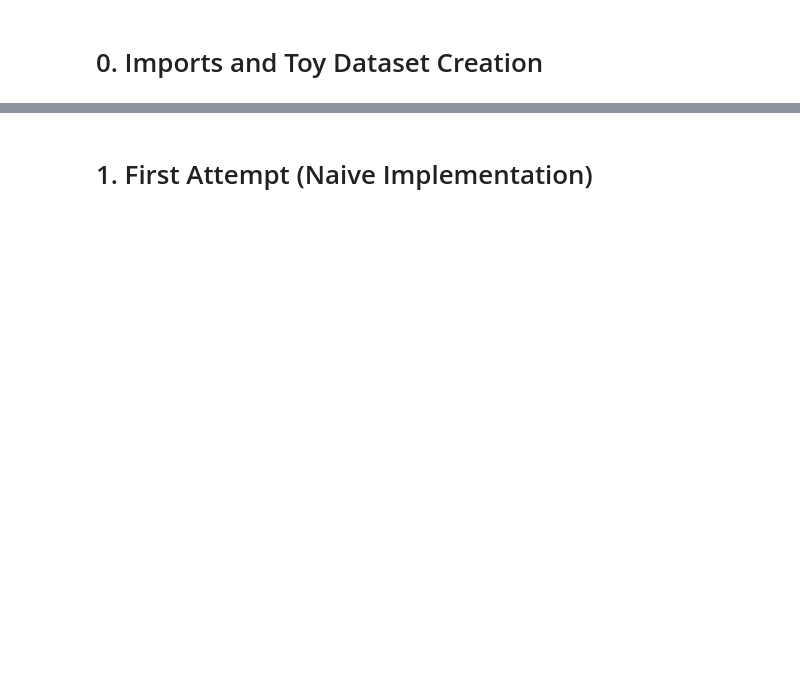
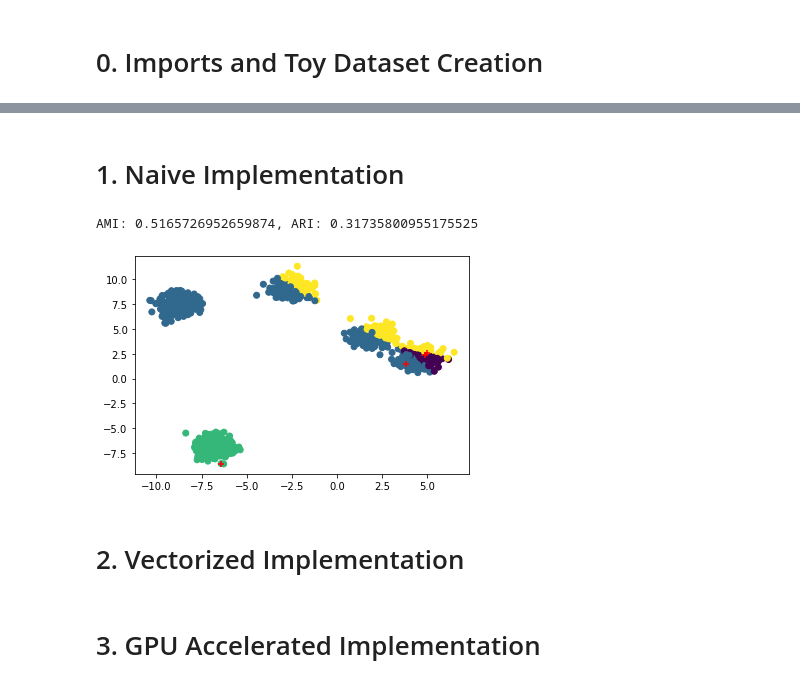
Before and after one commit to Adversarian/torch-dbscan, a Jupyter notebook: torch-dbscan.ipynb, the cells around one changed output, grey strips where cells are left out. Drawn from its saved outputs; the diff is of its cells as text; code cells hidden in the pictures; blank space fills up the shorter version.

```diff
--- a/torch-dbscan.ipynb
+++ b/torch-dbscan.ipynb
@@ -24,5 +27,5 @@ plt.scatter(X[:,0], X[:,1], c=y)
 # %% [markdown]
-# 1. First Attempt (Naive Implementation)
+# 1. Naive Implementation
 # %%
 class DBSCAN:
     def __init__(self, eps, minPts):
@@ -55,3 +110,21 @@ class DBSCAN:
     @staticmethod
     def _distance(p1, p2):
         return np.linalg.norm(p1 - p2)
+# %%
+clusterer = DBSCAN(1, 2*X.shape[1])
+clusterer.fit(X)
+ami, ari = clusterer.score(X, y)
+print(f'AMI: {ami}, ARI: {ari}')
+y_pred = clusterer.predict(X)
+best_centroids = np.array(
+    [centroid for centroid in clusterer._centroids.values()]
+)
+plt.scatter(X[:,0], X[:,1], c=y_pred);
+plt.scatter(best_centroids[:,0], best_centroids[:,1], marker='+', color='red');
+# %% [output]
+AMI: 0.5165726952659874, ARI: 0.31735800955175525
+[figure, added]
+# %% [markdown]
+# 2. Vectorized Implementation
+# %% [markdown]
+# 3. GPU Accelerated Implementation
```
Also changed, not shown: parts of 3 cells of this notebook.
